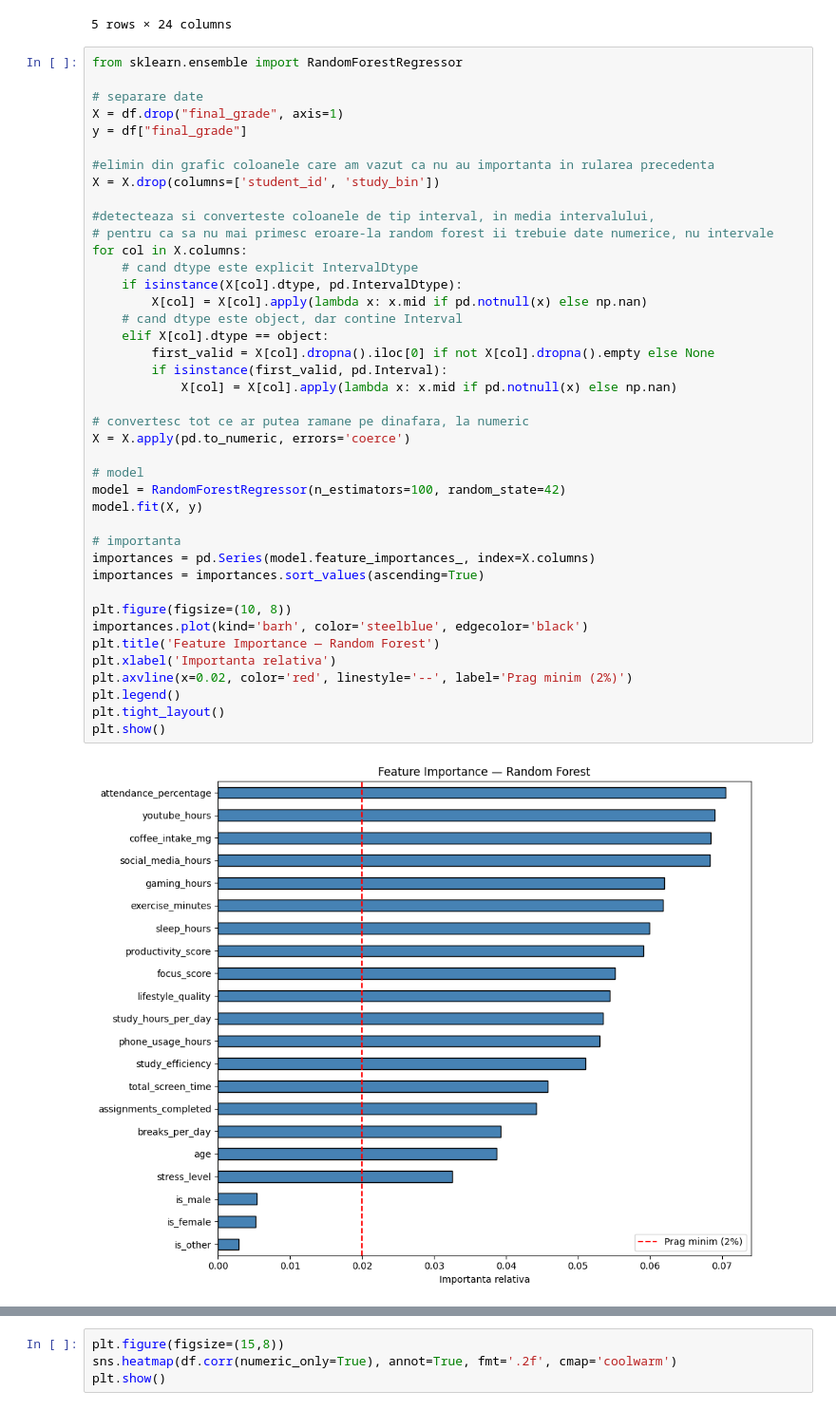
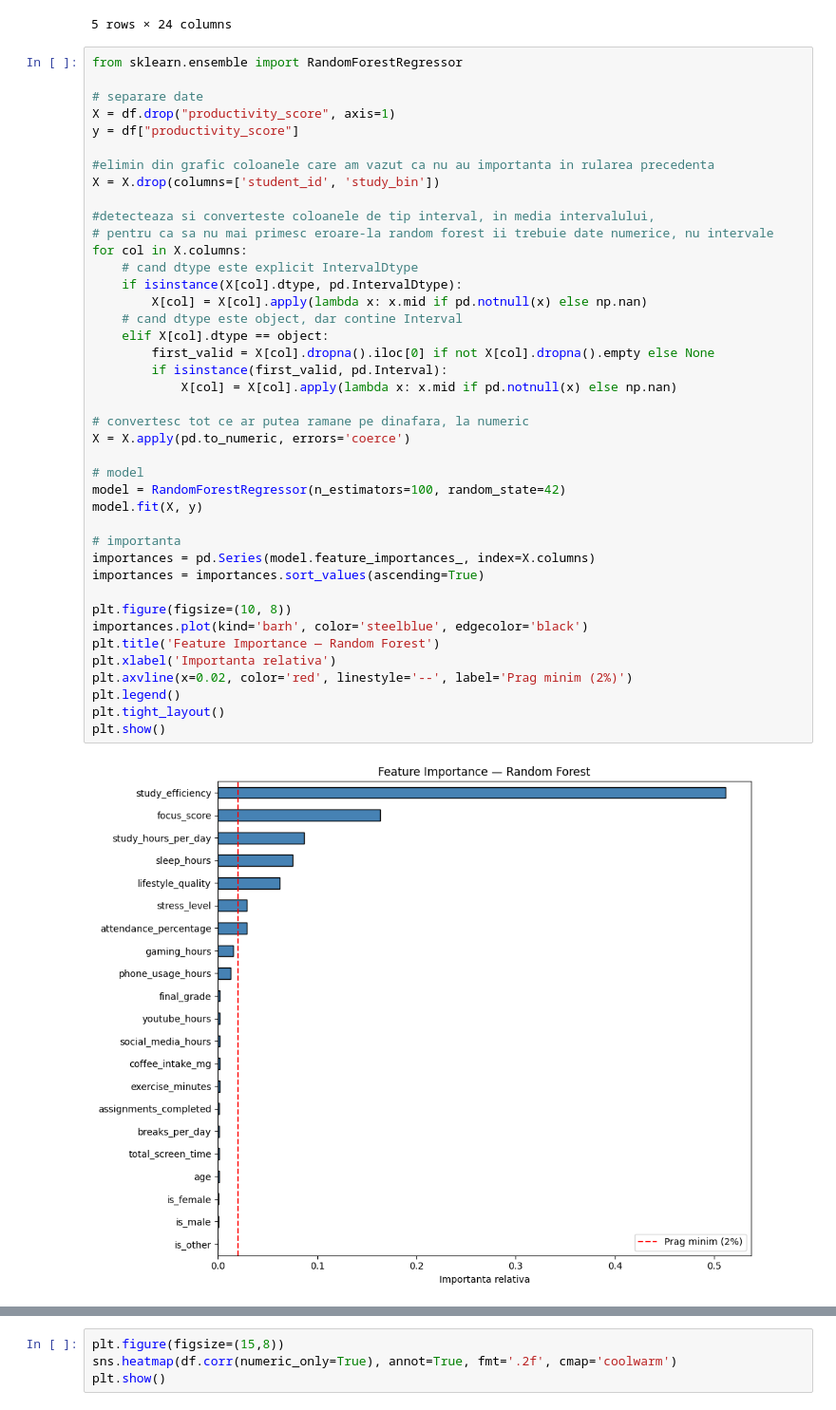
Before and after one commit to tbno9/Sisteme_Inteligente_proiect, a Jupyter notebook: ml_prezicere.ipynb, the cells around one changed output, grey strips where cells are left out. Shown at 95% size. Cells and saved outputs as stored; diff of their text form.

Commit message:
corectare variabila target productivity_score

```diff
--- a/ml_prezicere.ipynb
+++ b/ml_prezicere.ipynb
@@ -305,8 +305,8 @@ df.head(5)
 from sklearn.ensemble import RandomForestRegressor
 
 # separare date
-X = df.drop("final_grade", axis=1)
-y = df["final_grade"]
+X = df.drop("productivity_score", axis=1)
+y = df["productivity_score"]
 
 #elimin din grafic coloanele care am vazut ca nu au importanta in rularea precedenta
 X = X.drop(columns=['student_id', 'study_bin'])
@@ -316,31 +316,31 @@ X = X.drop(columns=['student_id', 'study_bin'])
 for col in X.columns:
     # cand dtype este explicit IntervalDtype
     if isinstance(X[col].dtype, pd.IntervalDtype):
         X[col] = X[col].apply(lambda x: x.mid if pd.notnull(x) else np.nan)
     # cand dtype este object, dar contine Interval
     elif X[col].dtype == object:
         first_valid = X[col].dropna().iloc[0] if not X[col].dropna().empty else None
         if isinstance(first_valid, pd.Interval):
             X[col] = X[col].apply(lambda x: x.mid if pd.notnull(x) else np.nan)
 
 # convertesc tot ce ar putea ramane pe dinafara, la numeric
 X = X.apply(pd.to_numeric, errors='coerce')
 
 # model
 model = RandomForestRegressor(n_estimators=100, random_state=42)
 model.fit(X, y)
 
 # importanta
 importances = pd.Series(model.feature_importances_, index=X.columns)
 importances = importances.sort_values(ascending=True)
 
 plt.figure(figsize=(10, 8))
 importances.plot(kind='barh', color='steelblue', edgecolor='black')
 plt.title('Feature Importance — Random Forest')
 plt.xlabel('Importanta relativa')
 plt.axvline(x=0.02, color='red', linestyle='--', label='Prag minim (2%)')
 plt.legend()
 plt.tight_layout()
 plt.show()
 # %% [output]
-[figure, old version]
+[figure, new version]
```
Also changed, not shown: parts of 8 cells of this notebook.
